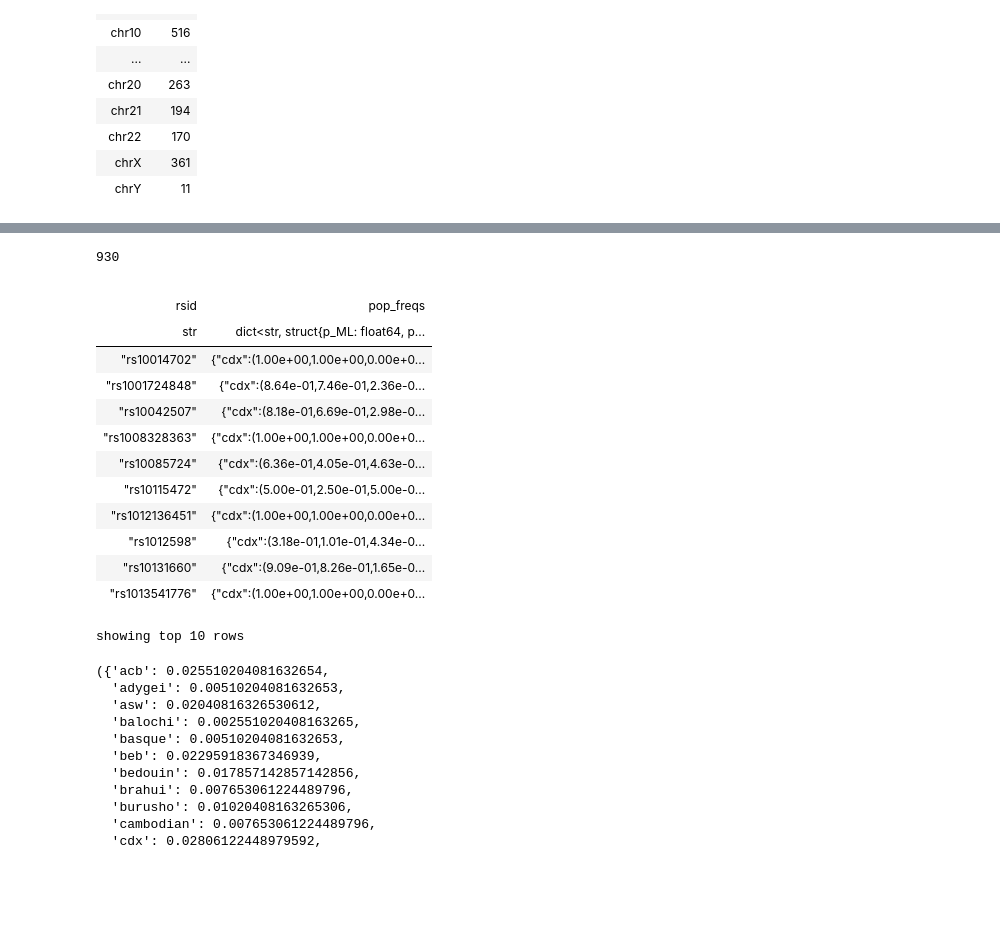
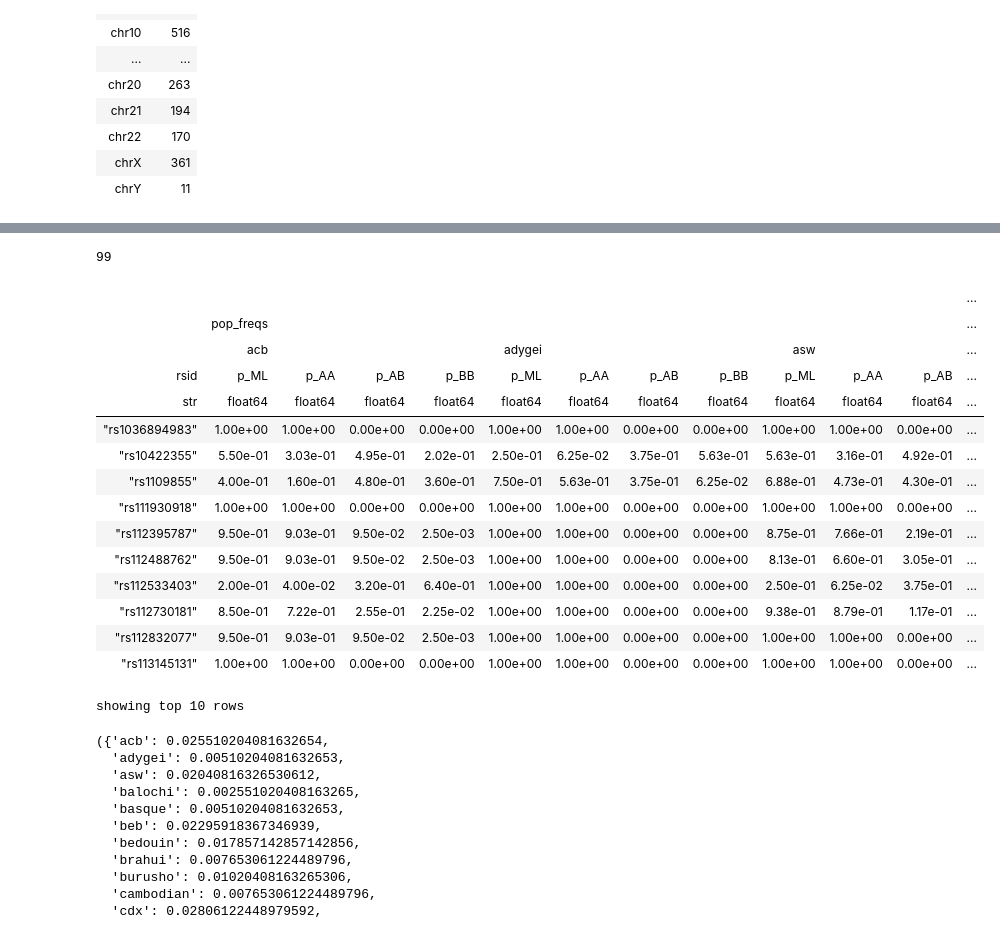
Before and after one commit to Navu45/snp-selection, a Jupyter notebook: identify_ancestry.ipynb, the cells around one changed output, grey strips where cells are left out. Saved outputs shown, nothing was run; the diff lists cells and outputs as text; code cells hidden in the pictures; blank space fills up the shorter version.

```diff
--- a/identify_ancestry.ipynb
+++ b/identify_ancestry.ipynb
@@ -88,7 +120,5 @@ import random
 import pandas as pd
 
 rsid_list = mt.aggregate_rows(hl.agg.collect_as_set(mt.rsid))
-selected_snps = random.choices(list(rsid_list), k=1000)
+selected_snps = random.choices(list(rsid_list), k=100)
 mt_filtered = mt.filter_rows(hl.literal(selected_snps).contains(mt.rsid))
-
-selected_snps
@@ -113,53 +125,55 @@ selected_snps
 # %%
 mt_filtered.count_rows()
 # %% [output]
-930
+99
 # %%
 def gt_freq_estimates(mt, group):
     p_ML = ((2 * hl.agg.sum(mt.GT.is_hom_ref())) + hl.agg.sum(mt.GT.is_het())) / (2 * hl.agg.count_where(hl.is_defined(mt.GT)))
     return mt.aggregate_entries(
         hl.agg.group_by(
             mt.rsid,
             hl.agg.group_by(
                 group,
                 hl.struct(
                     p_ML = p_ML,
                     p_AA = p_ML ** 2,
                     p_AB = 2 * p_ML * (1 - p_ML),
                     p_BB = (1 - p_ML) ** 2,
                 )
             )
         )
     )
 
 def create_freqs_dataframe(snp_freqs):
     rows = [
         {
             'rsid': rsid,
-            'pop_freqs': pop_freqs
+            'pop_freqs': hl.struct(**pop_freqs)
         }
         for rsid, pop_freqs in snp_freqs.items()
     ]
     df = pd.DataFrame(rows)
     return df
 
 snp_freqs = gt_freq_estimates(mt_filtered, mt_filtered.pop)
 freqs_ht = hl.Table.from_pandas(create_freqs_dataframe(snp_freqs), key='rsid')
 freqs_ht.show()
 # %% [output]
-|  |  |
-| rsid | pop_freqs |
-| str | dict<str, struct{p_ML: float64, p... |
-| "rs10014702" | {"cdx":(1.00e+00,1.00e+00,0.00e+0... |
-| "rs1001724848" | {"cdx":(8.64e-01,7.46e-01,2.36e-0... |
-| "rs10042507" | {"cdx":(8.18e-01,6.69e-01,2.98e-0... |
-| "rs1008328363" | {"cdx":(1.00e+00,1.00e+00,0.00e+0... |
-| "rs10085724" | {"cdx":(6.36e-01,4.05e-01,4.63e-0... |
-| "rs10115472" | {"cdx":(5.00e-01,2.50e-01,5.00e-0... |
-| "rs1012136451" | {"cdx":(1.00e+00,1.00e+00,0.00e+0... |
-| "rs1012598" | {"cdx":(3.18e-01,1.01e-01,4.34e-0... |
-| "rs10131660" | {"cdx":(9.09e-01,8.26e-01,1.65e-0... |
-| "rs1013541776" | {"cdx":(1.00e+00,1.00e+00,0.00e+0... |
+|  |  |  |  |  |  |  |  |  |  |  |  | ... |
+|  | pop_freqs |  |  |  |  |  |  |  |  |  |  | ... |
+|  | acb |  |  |  | adygei |  |  |  | asw |  |  | ... |
+| rsid | p_ML | p_AA | p_AB | p_BB | p_ML | p_AA | p_AB | p_BB | p_ML | p_AA | p_AB | ... |
+| str | float64 | float64 | float64 | float64 | float64 | float64 | float64 | float64 | float64 | float64 | float64 | ... |
+| "rs1036894983" | 1.00e+00 | 1.00e+00 | 0.00e+00 | 0.00e+00 | 1.00e+00 | 1.00e+00 | 0.00e+00 | 0.00e+00 | 1.00e+00 | 1.00e+00 | 0.00e+00 | ... |
+| "rs10422355" | 5.50e-01 | 3.03e-01 | 4.95e-01 | 2.02e-01 | 2.50e-01 | 6.25e-02 | 3.75e-01 | 5.63e-01 | 5.63e-01 | 3.16e-01 | 4.92e-01 | ... |
+| "rs1109855" | 4.00e-01 | 1.60e-01 | 4.80e-01 | 3.60e-01 | 7.50e-01 | 5.63e-01 | 3.75e-01 | 6.25e-02 | 6.88e-01 | 4.73e-01 | 4.30e-01 | ... |
+| "rs111930918" | 1.00e+00 | 1.00e+00 | 0.00e+00 | 0.00e+00 | 1.00e+00 | 1.00e+00 | 0.00e+00 | 0.00e+00 | 1.00e+00 | 1.00e+00 | 0.00e+00 | ... |
+| "rs112395787" | 9.50e-01 | 9.03e-01 | 9.50e-02 | 2.50e-03 | 1.00e+00 | 1.00e+00 | 0.00e+00 | 0.00e+00 | 8.75e-01 | 7.66e-01 | 2.19e-01 | ... |
+| "rs112488762" | 9.50e-01 | 9.03e-01 | 9.50e-02 | 2.50e-03 | 1.00e+00 | 1.00e+00 | 0.00e+00 | 0.00e+00 | 8.13e-01 | 6.60e-01 | 3.05e-01 | ... |
+| "rs112533403" | 2.00e-01 | 4.00e-02 | 3.20e-01 | 6.40e-01 | 1.00e+00 | 1.00e+00 | 0.00e+00 | 0.00e+00 | 2.50e-01 | 6.25e-02 | 3.75e-01 | ... |
+| "rs112730181" | 8.50e-01 | 7.22e-01 | 2.55e-01 | 2.25e-02 | 1.00e+00 | 1.00e+00 | 0.00e+00 | 0.00e+00 | 9.38e-01 | 8.79e-01 | 1.17e-01 | ... |
+| "rs112832077" | 9.50e-01 | 9.03e-01 | 9.50e-02 | 2.50e-03 | 1.00e+00 | 1.00e+00 | 0.00e+00 | 0.00e+00 | 1.00e+00 | 1.00e+00 | 0.00e+00 | ... |
+| "rs113145131" | 1.00e+00 | 1.00e+00 | 0.00e+00 | 0.00e+00 | 1.00e+00 | 1.00e+00 | 0.00e+00 | 0.00e+00 | 1.00e+00 | 1.00e+00 | 0.00e+00 | ... |
 showing top 10 rows
 # %%
 total_subjects = mt.count_cols()
```
Also changed, not shown: parts of 14 cells of this notebook, 5 other files.
